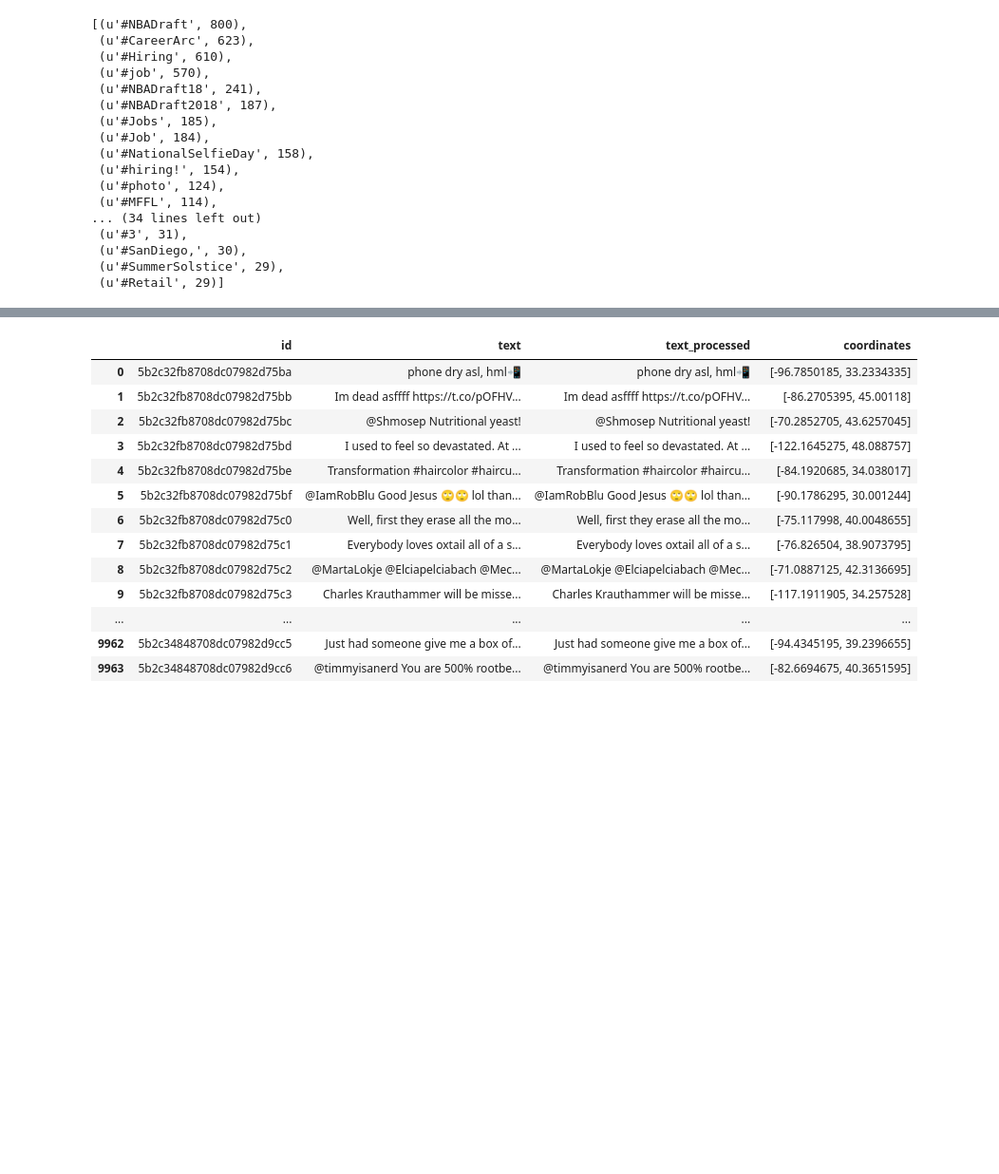
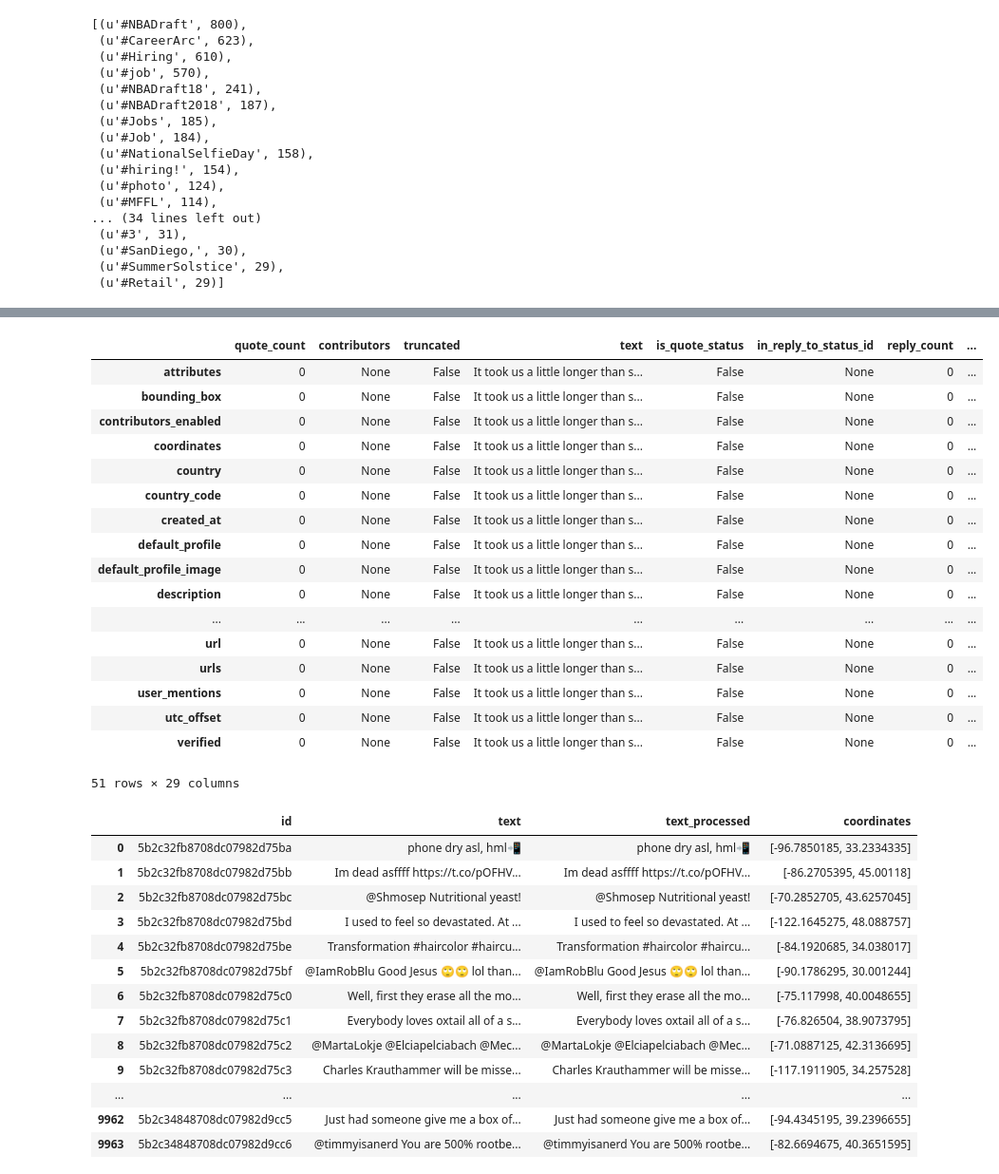
Before and after one commit to amirnasri/Data-Science, a Jupyter notebook: Twitter/twitter_visualization.ipynb, the cells around one changed output, grey strips where cells are left out. Shown at 95% size. Saved outputs shown, nothing was run; the diff lists cells and outputs as text; code cells hidden in the pictures; blank space fills up the shorter version.

```diff
--- a/Twitter/twitter_visualization.ipynb
+++ b/Twitter/twitter_visualization.ipynb
@@ -562,0 +651,2 @@ tweets_df = tweets_df[['id', 'text', 'text_processed', 'coordinates']]
+# %%
+tw = tweets_collection.find().next()
@@ -563,3 +673,24 @@ tweets_df = tweets_df[['id', 'text', 'text_processed', 'coordinates']]
+# %%
+pd.DataFrame.from_items(tw.items())
+# %% [output]
+|  | quote_count | contributors | truncated | text | is_quote_status | in_reply_to_status_id | reply_count | ... |
+| attributes | 0 | None | False | It took us a little longer than s... | False | None | 0 | ... |
+| bounding_box | 0 | None | False | It took us a little longer than s... | False | None | 0 | ... |
+| contributors_enabled | 0 | None | False | It took us a little longer than s... | False | None | 0 | ... |
+| coordinates | 0 | None | False | It took us a little longer than s... | False | None | 0 | ... |
+| country | 0 | None | False | It took us a little longer than s... | False | None | 0 | ... |
+| country_code | 0 | None | False | It took us a little longer than s... | False | None | 0 | ... |
+| created_at | 0 | None | False | It took us a little longer than s... | False | None | 0 | ... |
+| default_profile | 0 | None | False | It took us a little longer than s... | False | None | 0 | ... |
+| default_profile_image | 0 | None | False | It took us a little longer than s... | False | None | 0 | ... |
+| description | 0 | None | False | It took us a little longer than s... | False | None | 0 | ... |
+| ... | ... | ... | ... | ... | ... | ... | ... | ... |
+| url | 0 | None | False | It took us a little longer than s... | False | None | 0 | ... |
+| urls | 0 | None | False | It took us a little longer than s... | False | None | 0 | ... |
+| user_mentions | 0 | None | False | It took us a little longer than s... | False | None | 0 | ... |
+| utc_offset | 0 | None | False | It took us a little longer than s... | False | None | 0 | ... |
+| verified | 0 | None | False | It took us a little longer than s... | False | None | 0 | ... |
+51 rows × 29 columns
 # %%
 tweets_df
 # %% [output]
```
Also changed, not shown: parts of 16 cells of this notebook.
